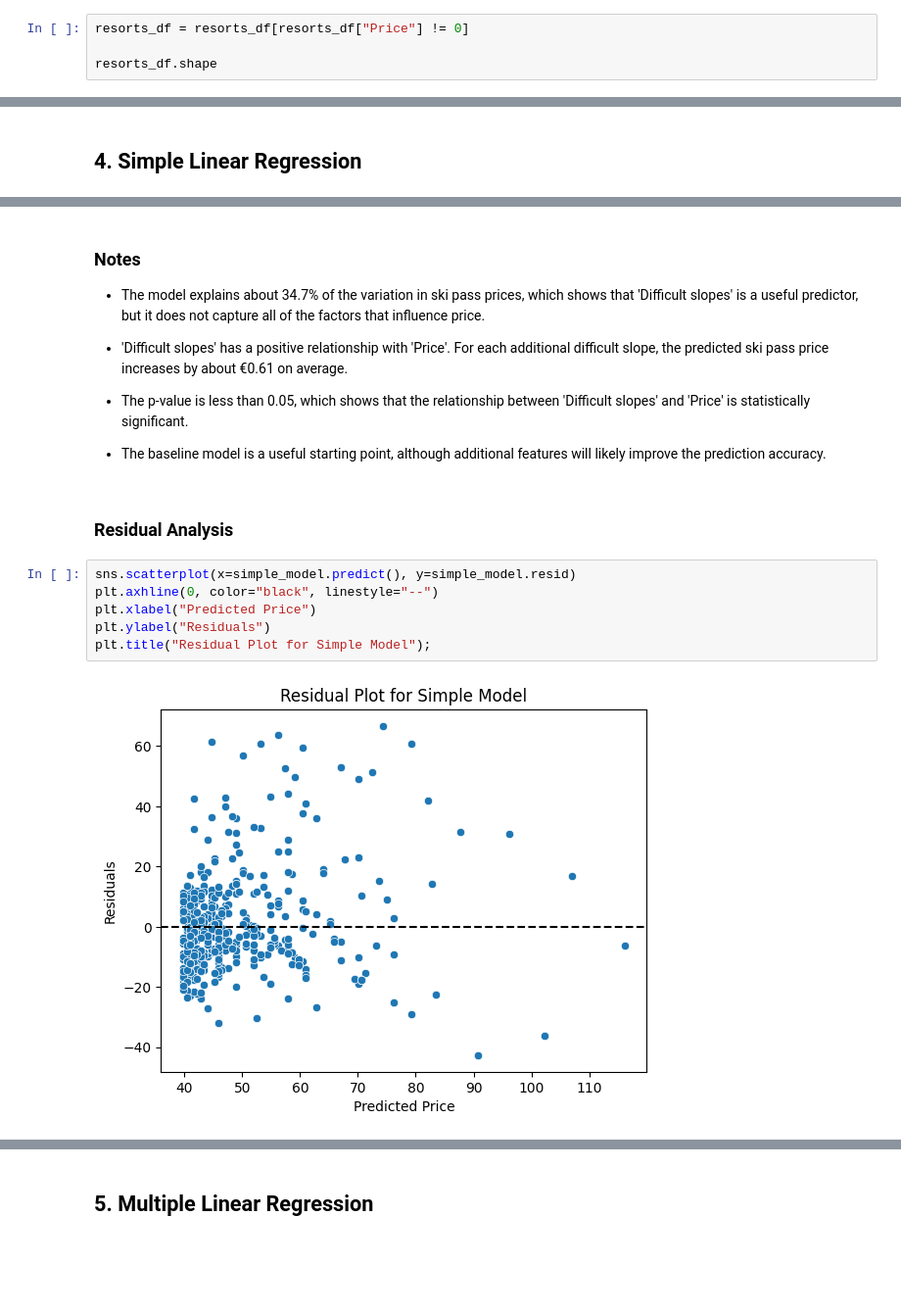
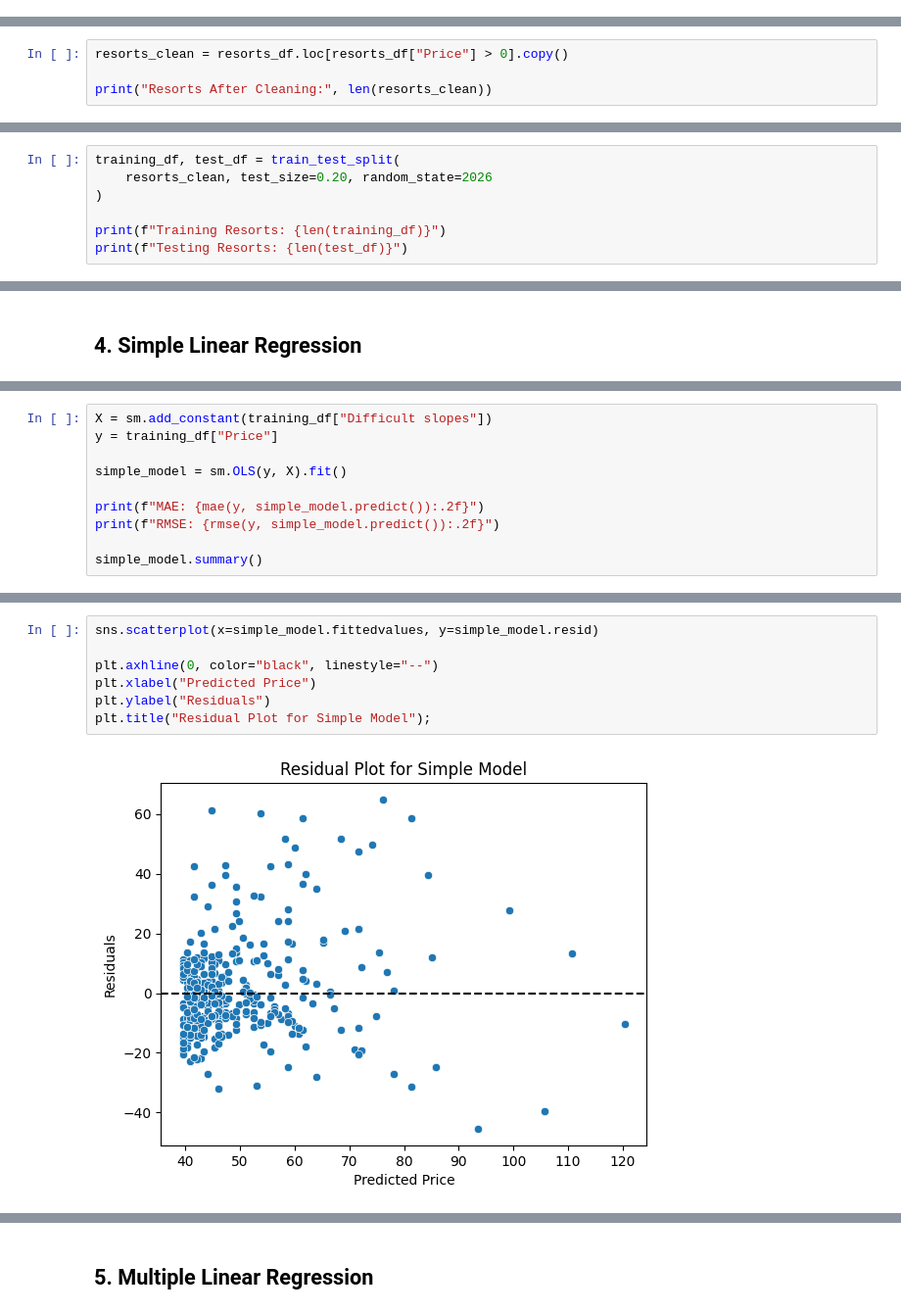
Before and after one commit to BreeMad/ski-pass-price-prediction, a Jupyter notebook: ski_pass_price_prediction.ipynb, the cells around one changed output, grey strips where cells are left out. Shown at 98% size. Cells and saved outputs as stored; diff of their text form; blank space fills up the shorter version.

Commit message:
Update ski pass price prediction notebook
Updated the models, testing process, graphs, and explanations to match the revised project.

```diff
--- a/ski_pass_price_prediction.ipynb
+++ b/ski_pass_price_prediction.ipynb
@@ -142,4 +126,0 @@ resorts_df[resorts_df["Price"] == 0]
-# %%
-resorts_df = resorts_df[resorts_df["Price"] != 0]
-
-resorts_df.shape
@@ -330,0 +129,4 @@ cat_plotter(resorts_df, "Price")
+# %%
+resorts_clean = resorts_df.loc[resorts_df["Price"] > 0].copy()
+
+print("Resorts After Cleaning:", len(resorts_clean))
@@ -330,0 +148,7 @@ cat_plotter(resorts_df, "Price")
+# %%
+training_df, test_df = train_test_split(
+    resorts_clean, test_size=0.20, random_state=2026
+)
+
+print(f"Training Resorts: {len(training_df)}")
+print(f"Testing Resorts: {len(test_df)}")
@@ -332,0 +250,10 @@ cat_plotter(resorts_df, "Price")
+# %%
+X = sm.add_constant(training_df["Difficult slopes"])
+y = training_df["Price"]
+
+simple_model = sm.OLS(y, X).fit()
+
+print(f"MAE: {mae(y, simple_model.predict()):.2f}")
+print(f"RMSE: {rmse(y, simple_model.predict()):.2f}")
+
+simple_model.summary()
@@ -367,20 +286,9 @@ Notes:
-# %% [markdown]
-### **Notes**
-
-* The model explains about 34.7% of the variation in ski pass prices, which shows that 'Difficult slopes' is a useful predictor, but it does not capture all of the factors that influence price.
-
-* 'Difficult slopes' has a positive relationship with 'Price'. For each additional difficult slope, the predicted ski pass price increases by about €0.61 on average.
-
-* The p-value is less than 0.05, which shows that the relationship between 'Difficult slopes' and 'Price' is statistically significant.
-
-* The baseline model is a useful starting point, although additional features will likely improve the prediction accuracy.
-# %% [markdown]
-### **Residual Analysis**
 # %%
-sns.scatterplot(x=simple_model.predict(), y=simple_model.resid)
+sns.scatterplot(x=simple_model.fittedvalues, y=simple_model.resid)
+
 plt.axhline(0, color="black", linestyle="--")
 plt.xlabel("Predicted Price")
 plt.ylabel("Residuals")
 plt.title("Residual Plot for Simple Model");
 # %% [output]
-[figure, old version]
+[figure, new version]
```
Also changed, not shown: parts of 268 cells of this notebook.
